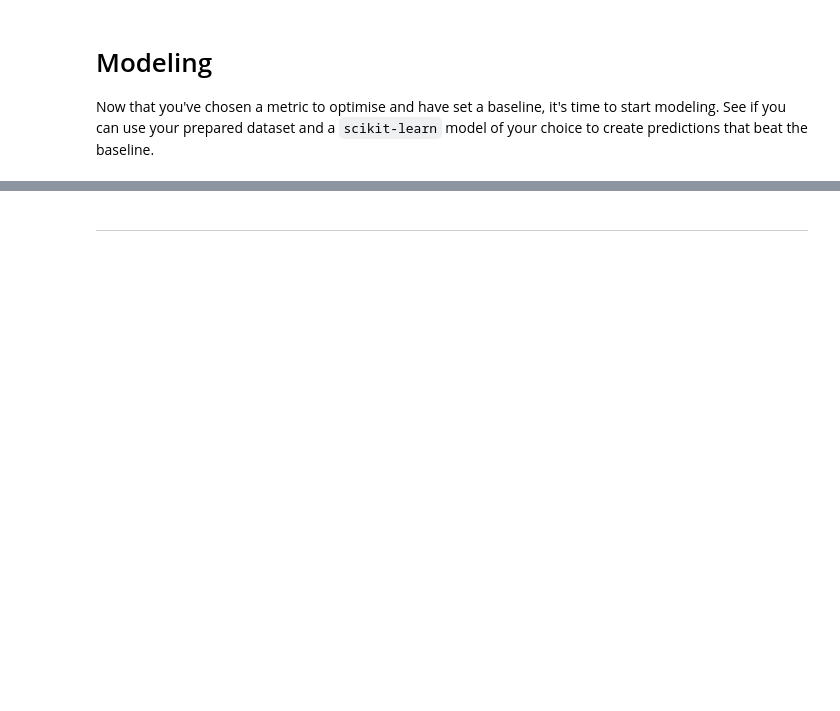
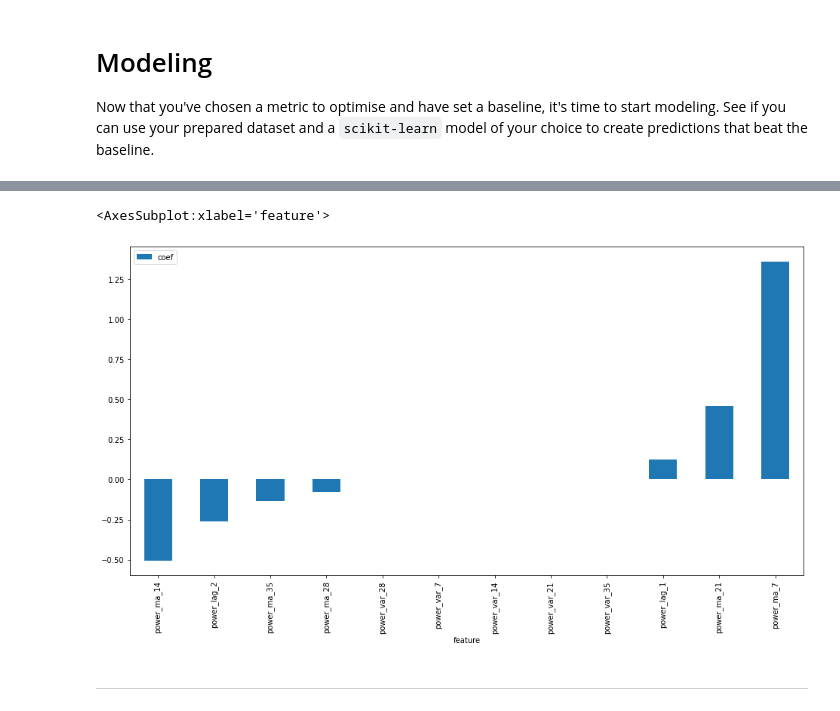
Before and after one commit to JelmerOffenberg/datamind-python, a Jupyter notebook: notebooks/4-modeling.ipynb, the cells around one changed output, grey strips where cells are left out. Drawn from its saved outputs; the diff is of its cells as text; code cells hidden in the pictures; blank space fills up the shorter version.

```diff
--- a/notebooks/4-modeling.ipynb
+++ b/notebooks/4-modeling.ipynb
@@ -16,0 +16,2 @@ Make sure you saved the dataframe in which you created all the features. Load it
+# %%
+df = pd.read_parquet('data/ex_2.parquet')
@@ -46,0 +59,3 @@ Note that `scikit-learn` integrates very nicely with `pandas`. For some help wit
+# %%
+# For simplicity we'll split the data in train and test
+train, test = train_test_split(df, test_size=0.2, shuffle=False)
@@ -60,0 +81,13 @@ Now that you've chosen a metric to optimise and have set a baseline, it's time t
+# %%
+from sklearn.linear_model import Ridge
+
+model = Ridge()
+X_train = train.drop('power', axis=1)
+y_train = train['power']
+
+model = model.fit(X_train, y_train)
+# %%
+# Inspect feature importances
+features = zip(X_train.columns, model.coef_)
+df_features = pd.DataFrame(list(features), columns=['feature', 'coef'])
+df_features
@@ -60,0 +108,5 @@ Now that you've chosen a metric to optimise and have set a baseline, it's time t
+# %%
+df_features.set_index('feature').sort_values(by='coef').plot(kind='bar', figsize=(16,8))
+# %% [output]
+<AxesSubplot:xlabel='feature'>
+[figure, added]
```
Also changed, not shown: parts of 19 cells of this notebook.
